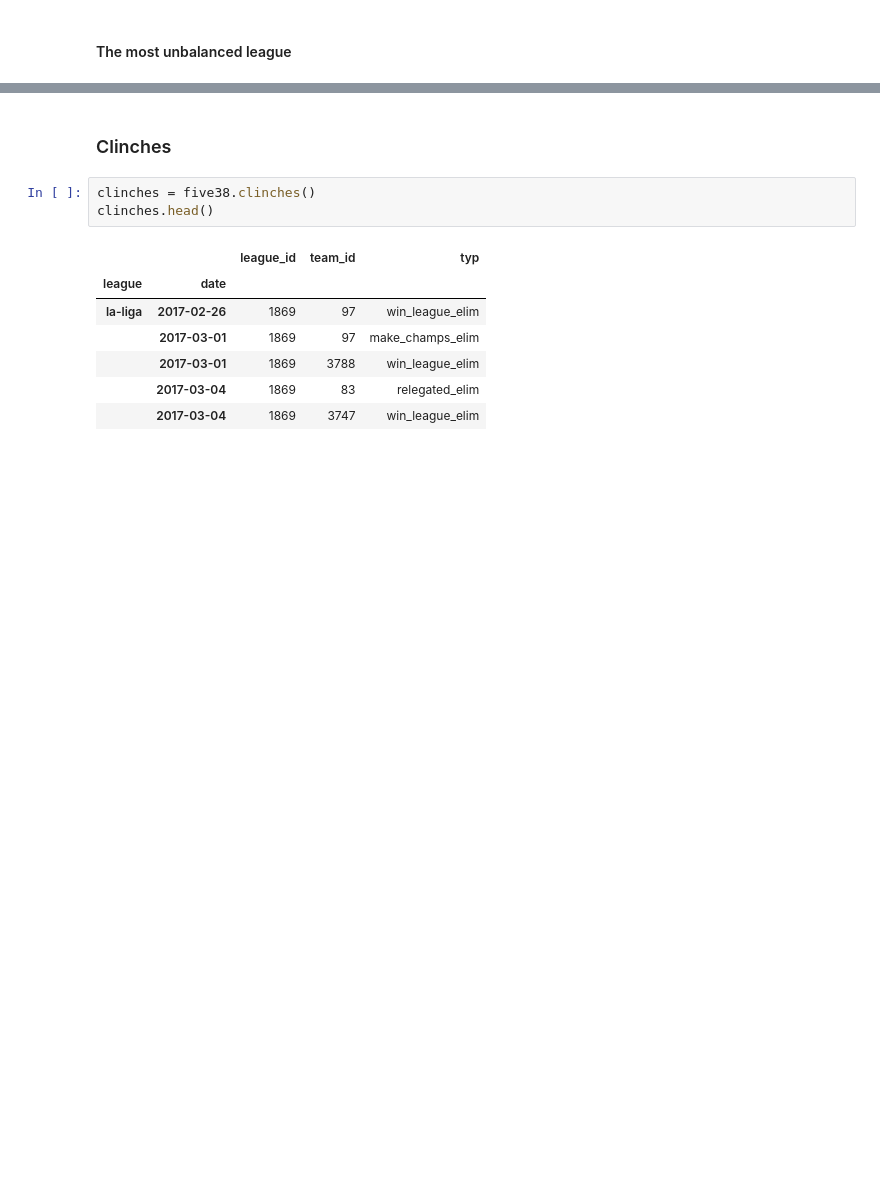
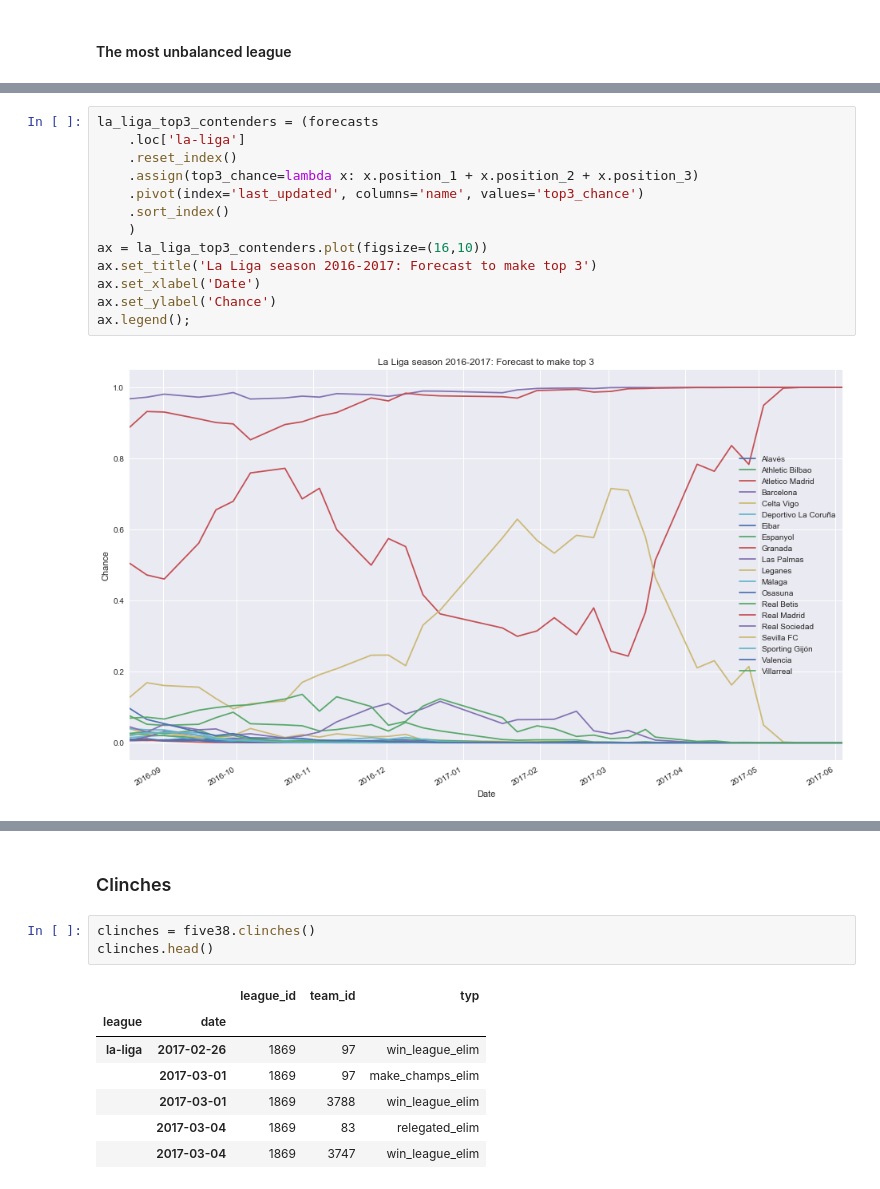
Before and after one commit to skagr/footballdata, a Jupyter notebook: notebooks/Examples.ipynb, the cells around one changed output, grey strips where cells are left out. Saved outputs shown, nothing was run; the diff lists cells and outputs as text; blank space fills up the shorter version.

```diff
--- a/notebooks/Examples.ipynb
+++ b/notebooks/Examples.ipynb
@@ -191,0 +140,15 @@ likely_winners.hist(bins=20, figsize=(16, 10));
+# %%
+la_liga_top3_contenders = (forecasts
+    .loc['la-liga']
+    .reset_index()
+    .assign(top3_chance=lambda x: x.position_1 + x.position_2 + x.position_3)
+    .pivot(index='last_updated', columns='name', values='top3_chance')
+    .sort_index()
+    )
+ax = la_liga_top3_contenders.plot(figsize=(16,10))
+ax.set_title('La Liga season 2016-2017: Forecast to make top 3')
+ax.set_xlabel('Date')
+ax.set_ylabel('Chance')
+ax.legend();
+# %% [output]
+[figure, added]
```
Also changed, not shown: parts of 12 cells of this notebook, 1 other file.
